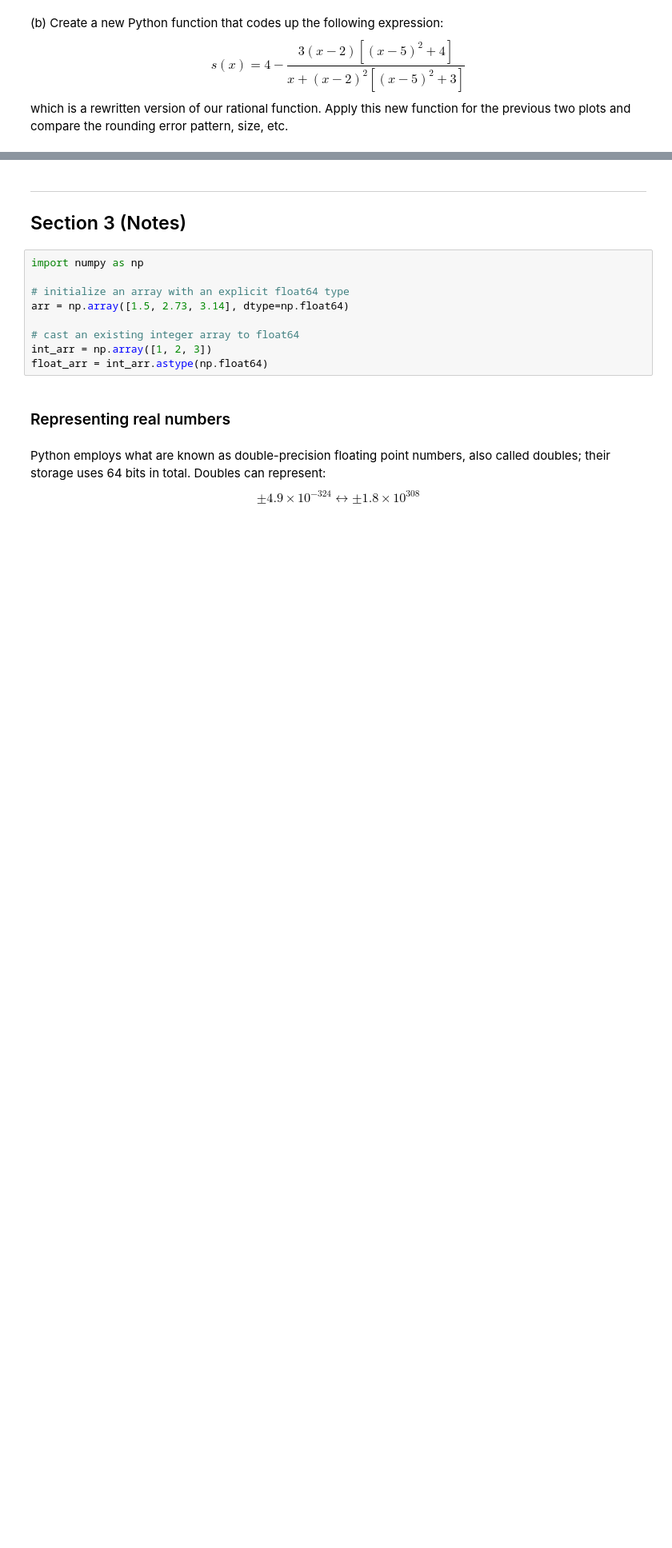
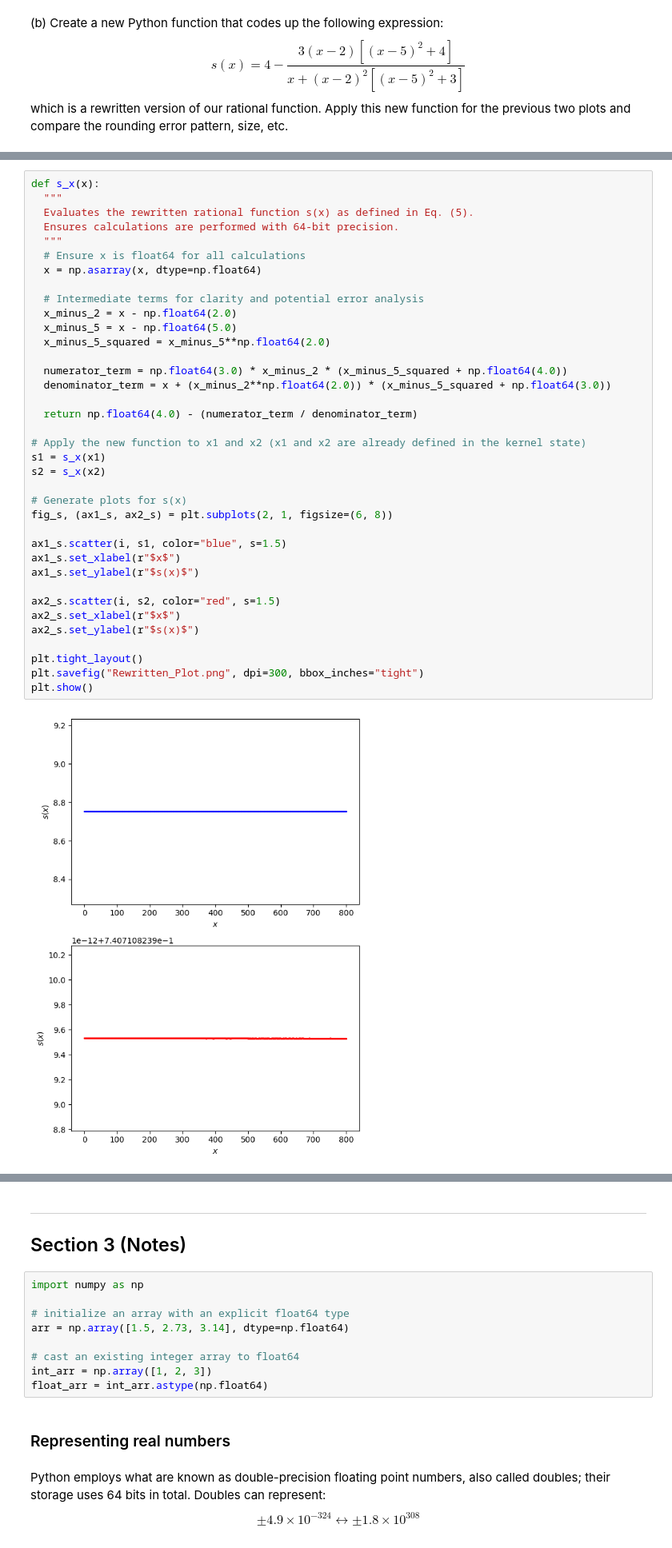
Before and after one commit to ecbaculo/ap155lab_ay26271, a Jupyter notebook: ap155_3MoreNumbers_baculo.ipynb, the cells around one changed output, grey strips where cells are left out. Shown at 80% size. Cells and saved outputs as stored; diff of their text form; blank space fills up the shorter version.

```diff
--- a/ap155_3MoreNumbers_baculo.ipynb
+++ b/ap155_3MoreNumbers_baculo.ipynb
@@ -166,0 +235,39 @@ Interpret your findings.
+# %%
+def s_x(x):
+  """
+  Evaluates the rewritten rational function s(x) as defined in Eq. (5).
+  Ensures calculations are performed with 64-bit precision.
+  """
+  # Ensure x is float64 for all calculations
+  x = np.asarray(x, dtype=np.float64)
+
+  # Intermediate terms for clarity and potential error analysis
+  x_minus_2 = x - np.float64(2.0)
+  x_minus_5 = x - np.float64(5.0)
+  x_minus_5_squared = x_minus_5**np.float64(2.0)
+
+  numerator_term = np.float64(3.0) * x_minus_2 * (x_minus_5_squared + np.float64(4.0))
+  denominator_term = x + (x_minus_2**np.float64(2.0)) * (x_minus_5_squared + np.float64(3.0))
+
+  return np.float64(4.0) - (numerator_term / denominator_term)
+
+# Apply the new function to x1 and x2 (x1 and x2 are already defined in the kernel state)
+s1 = s_x(x1)
+s2 = s_x(x2)
+
+# Generate plots for s(x)
+fig_s, (ax1_s, ax2_s) = plt.subplots(2, 1, figsize=(6, 8))
+
+ax1_s.scatter(i, s1, color="blue", s=1.5)
+ax1_s.set_xlabel(r"$x$")
+ax1_s.set_ylabel(r"$s(x)$")
+
+ax2_s.scatter(i, s2, color="red", s=1.5)
+ax2_s.set_xlabel(r"$x$")
+ax2_s.set_ylabel(r"$s(x)$")
+
+plt.tight_layout()
+plt.savefig("Rewritten_Plot.png", dpi=300, bbox_inches="tight")
+plt.show()
+# %% [output]
+[figure, added]
```
Also changed, not shown: parts of 14 cells of this notebook.
